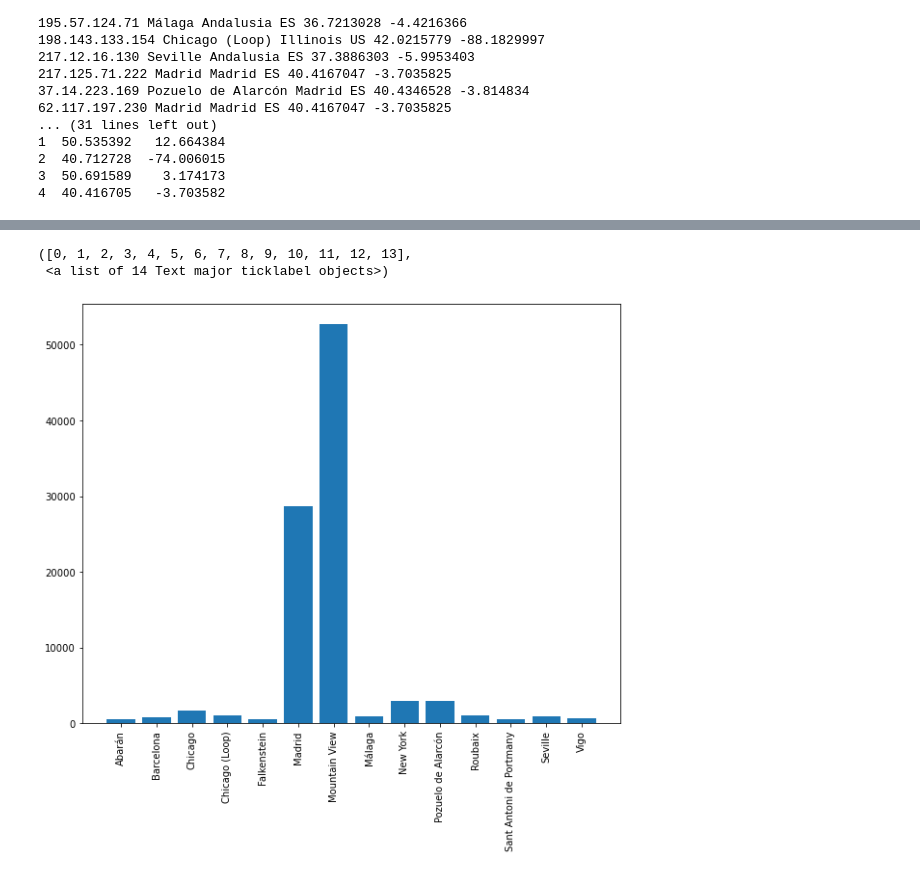
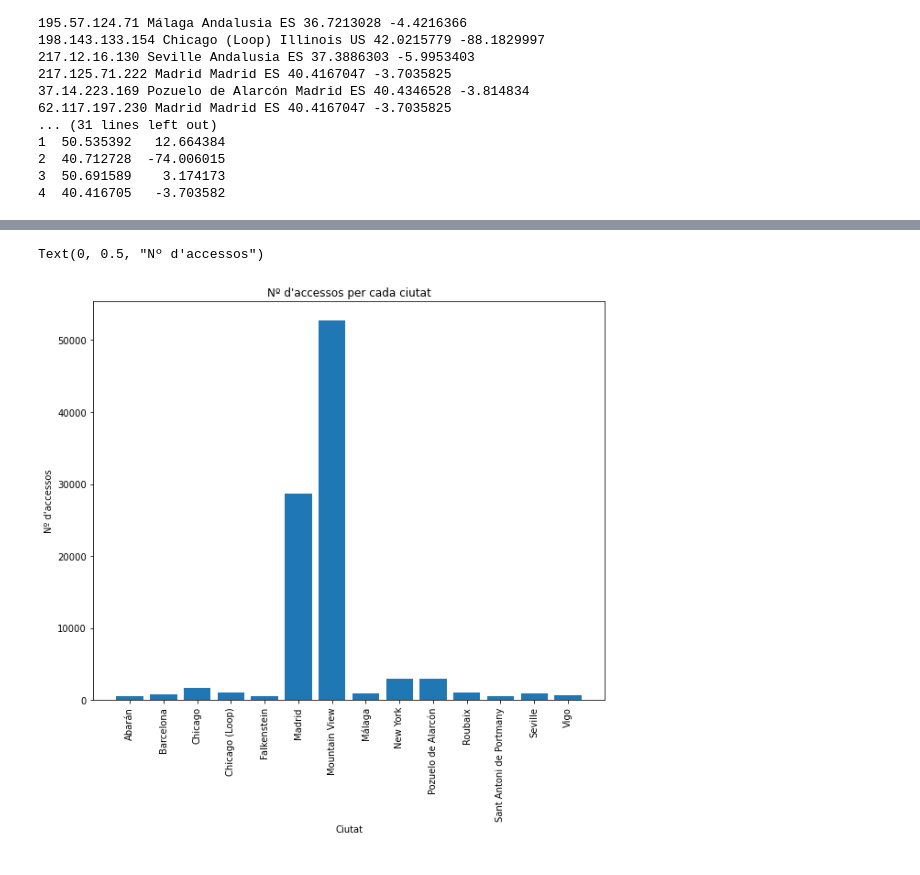
Before and after one commit to eric6537/Registre-de-logs, a Jupyter notebook: Ex 1.ipynb, the cells around one changed output, grey strips where cells are left out. Saved outputs shown, nothing was run; the diff lists cells and outputs as text; code cells hidden in the pictures.

```diff
--- a/Ex 1.ipynb
+++ b/Ex 1.ipynb
@@ -210,8 +213,10 @@ plt.bar(ips2['pais'],ips2['count'])
 # %%
 ciutats=ips2.groupby('ciutat')['count'].sum().reset_index()
 plt.bar(ciutats['ciutat'],ciutats['count'])
 plt.xticks(rotation=90)
+plt.title('Nº d\'accessos per cada ciutat')
+plt.xlabel('Ciutat')
+plt.ylabel('Nº d\'accessos')
 # %% [output]
-([0, 1, 2, 3, 4, 5, 6, 7, 8, 9, 10, 11, 12, 13],
- <a list of 14 Text major ticklabel objects>)
+Text(0, 0.5, "Nº d'accessos")
-[figure, old version]
+[figure, new version]
```
Also changed, not shown: parts of 2 cells of this notebook.
